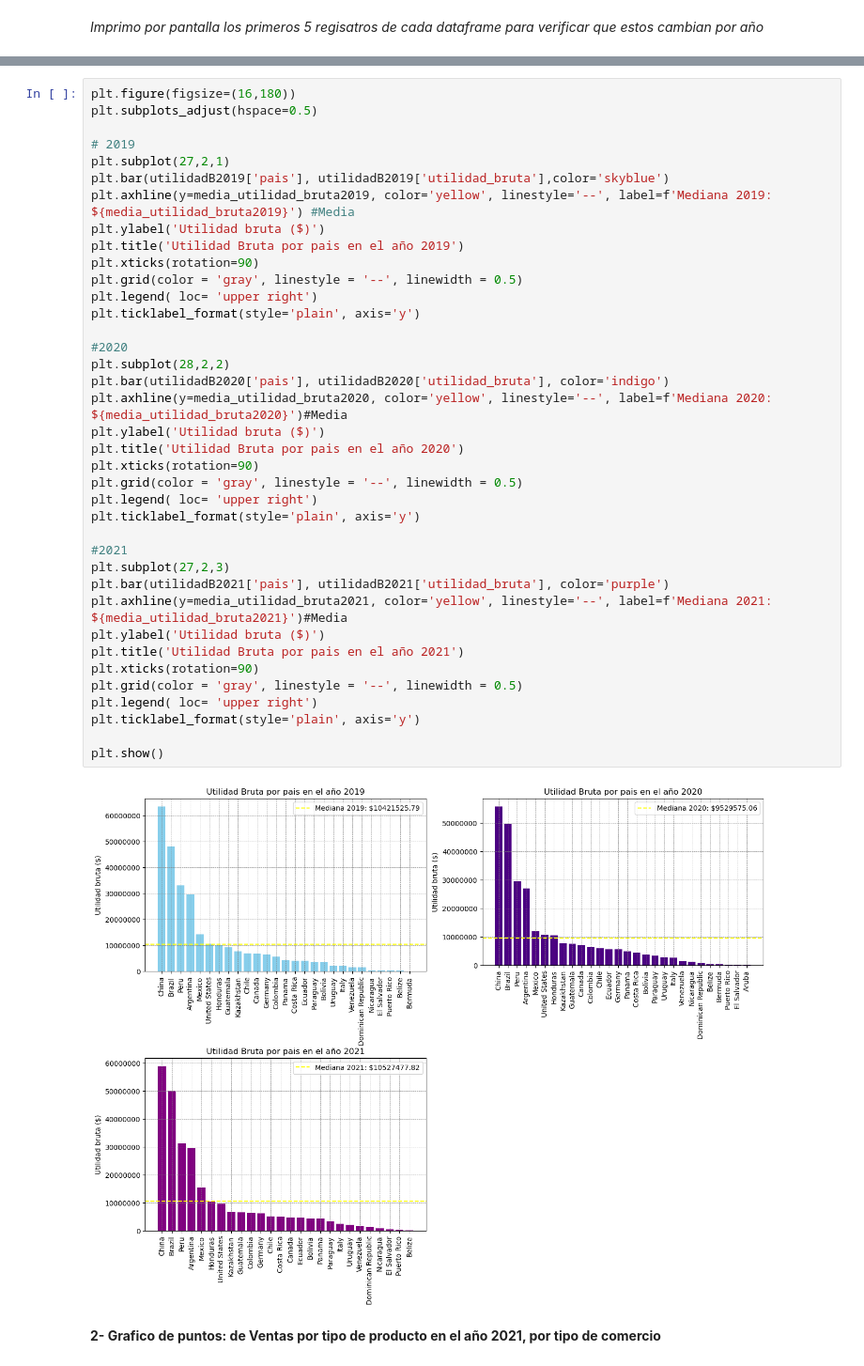
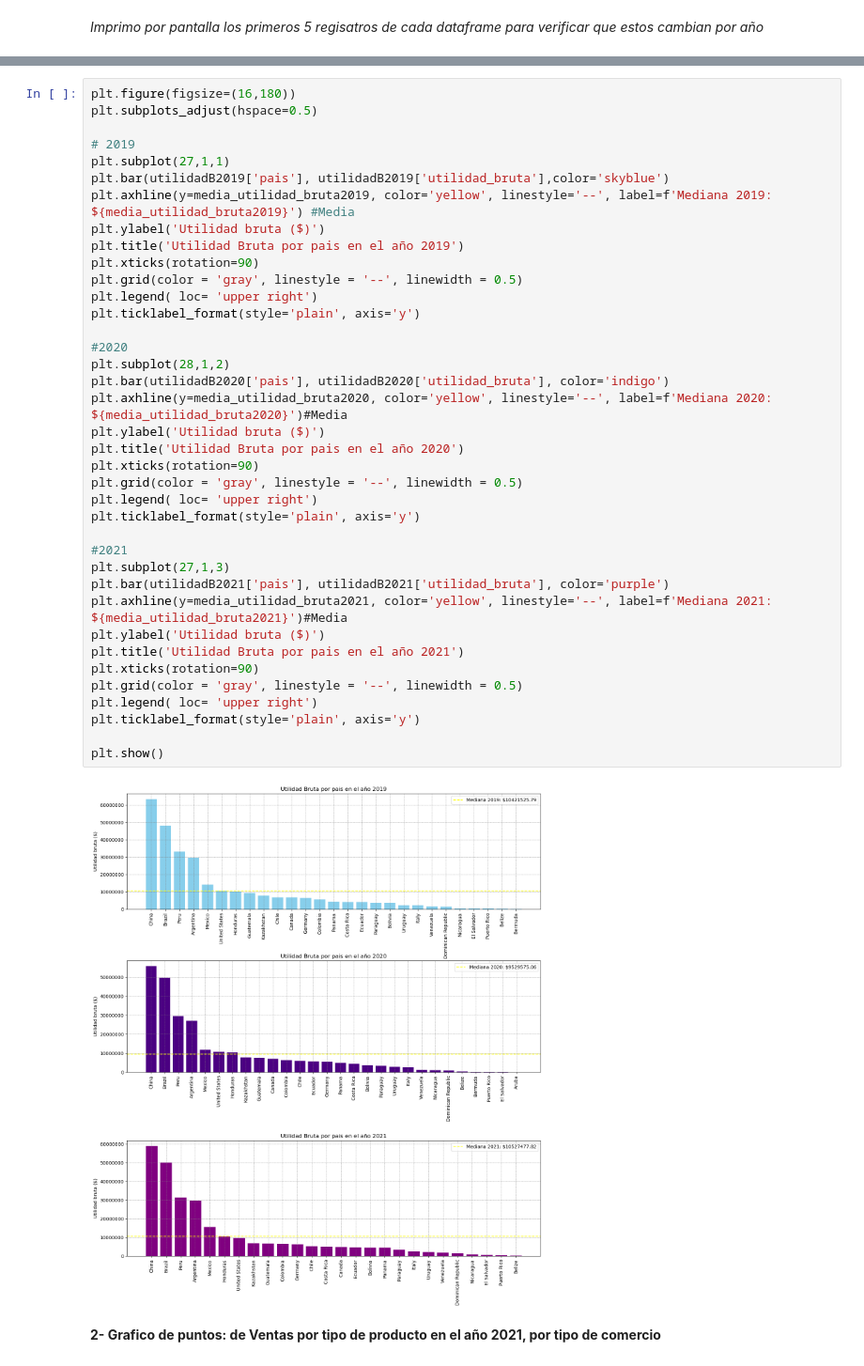
Before and after one commit to manuelpalomeque/ISPC--An-lisisDeDatos--DataBring, a Jupyter notebook: Proyecto Integrador - Analista de Datos - ISPC-Palomeque.ipynb, the cells around one changed output, grey strips where cells are left out. Shown at 94% size. Cells and saved outputs as stored; diff of their text form.

```diff
--- a/Proyecto Integrador - Analista de Datos - ISPC-Palomeque.ipynb
+++ b/Proyecto Integrador - Analista de Datos - ISPC-Palomeque.ipynb
@@ -658,41 +658,41 @@ plt.figure(figsize=(16,180))
 plt.subplots_adjust(hspace=0.5)
 
 # 2019
-plt.subplot(27,2,1)
+plt.subplot(27,1,1)
 plt.bar(utilidadB2019['pais'], utilidadB2019['utilidad_bruta'],color='skyblue')
 plt.axhline(y=media_utilidad_bruta2019, color='yellow', linestyle='--', label=f'Mediana 2019: ${media_utilidad_bruta2019}') #Media
 plt.ylabel('Utilidad bruta ($)')
 plt.title('Utilidad Bruta por pais en el año 2019')
 plt.xticks(rotation=90)
 plt.grid(color = 'gray', linestyle = '--', linewidth = 0.5)
 plt.legend( loc= 'upper right')
 plt.ticklabel_format(style='plain', axis='y')
 
 #2020
-plt.subplot(28,2,2)
+plt.subplot(28,1,2)
 plt.bar(utilidadB2020['pais'], utilidadB2020['utilidad_bruta'], color='indigo')
 plt.axhline(y=media_utilidad_bruta2020, color='yellow', linestyle='--', label=f'Mediana 2020: ${media_utilidad_bruta2020}')#Media
 plt.ylabel('Utilidad bruta ($)')
 plt.title('Utilidad Bruta por pais en el año 2020')
 plt.xticks(rotation=90)
 plt.grid(color = 'gray', linestyle = '--', linewidth = 0.5)
 plt.legend( loc= 'upper right')
 plt.ticklabel_format(style='plain', axis='y')
 
 #2021
-plt.subplot(27,2,3)
+plt.subplot(27,1,3)
 plt.bar(utilidadB2021['pais'], utilidadB2021['utilidad_bruta'], color='purple')
 plt.axhline(y=media_utilidad_bruta2021, color='yellow', linestyle='--', label=f'Mediana 2021: ${media_utilidad_bruta2021}')#Media
 plt.ylabel('Utilidad bruta ($)')
 plt.title('Utilidad Bruta por pais en el año 2021')
 plt.xticks(rotation=90)
 plt.grid(color = 'gray', linestyle = '--', linewidth = 0.5)
 plt.legend( loc= 'upper right')
 plt.ticklabel_format(style='plain', axis='y')
 
 plt.show()
 # %% [output]
-[figure, old version]
+[figure, new version]
 # %% [markdown]
 **2- Grafico de puntos: de Ventas por tipo de producto en el año 2021, por tipo de comercio**
 # %%
```
Also changed, not shown: parts of 3 cells of this notebook.
